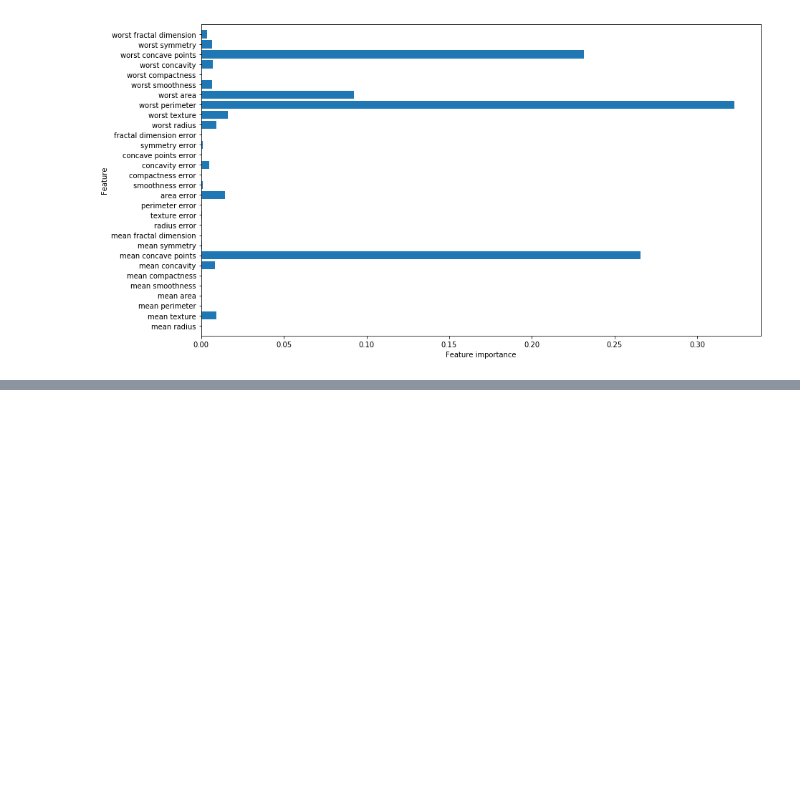
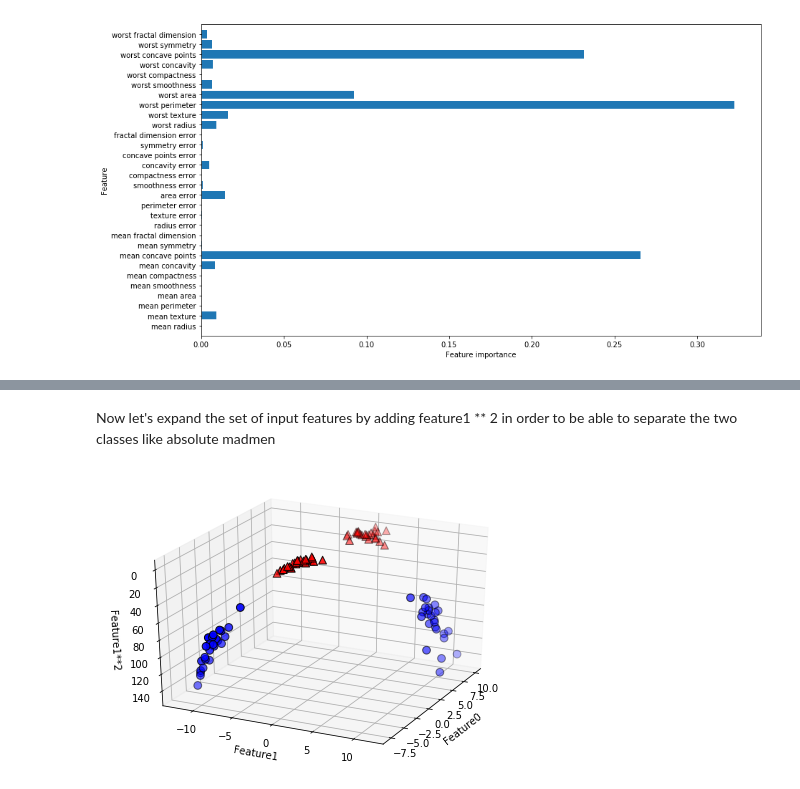
Before and after one commit to Patabu2/machine_learning_study, a Jupyter notebook: Chapter 2- Supervised learning.ipynb, the cells around one changed output, grey strips where cells are left out. Saved outputs shown, nothing was run; the diff lists cells and outputs as text; code cells hidden in the pictures; blank space fills up the shorter version.

```diff
--- a/Chapter 2- Supervised learning.ipynb
+++ b/Chapter 2- Supervised learning.ipynb
@@ -1057,0 +1086,26 @@ plot_feature_importances_cancer(gbrt)
+# %% [markdown]
+Now let's expand the set of input features by adding feature1 ** 2 in order to be able to separate the two classes like absolute madmen
+# %%
+X_new = np.hstack([X, X[:,1:]**2])
+
+from mpl_toolkits.mplot3d import Axes3D, axes3d
+
+figure = plt.figure()
+
+#Visualize in 3D
+ax = Axes3D(figure, elev = -152, azim = -26)
+
+#Plot first all the piints with y==0, then all with y ==1
+
+mask = y==0
+
+ax.scatter(X_new[mask, 0], X_new[mask,1], X_new[mask,2], c = 'b', cmap = mglearn.cm2, s = 60, edgecolor = 'k')
+ax.scatter(X_new[~mask, 0], X_new[~mask,1], X_new[~mask,2], c = 'r', marker = '^', cmap = mglearn.cm2, s = 60, edgecolor = 'k')
+
+ax.set_xlabel("Feature0")
+ax.set_ylabel("Feature1")
+ax.set_zlabel("Feature1**2")
+
+plt.show()
+# %% [output]
+[figure, added]
```
Also changed, not shown: parts of 4 cells of this notebook.
